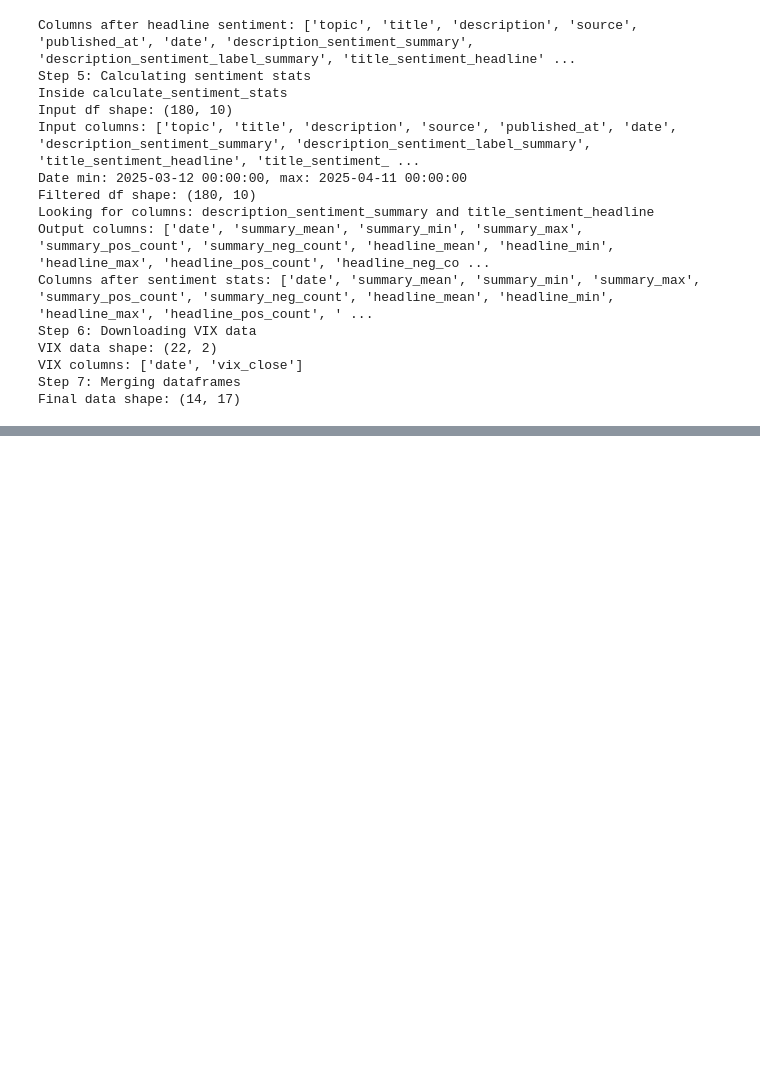
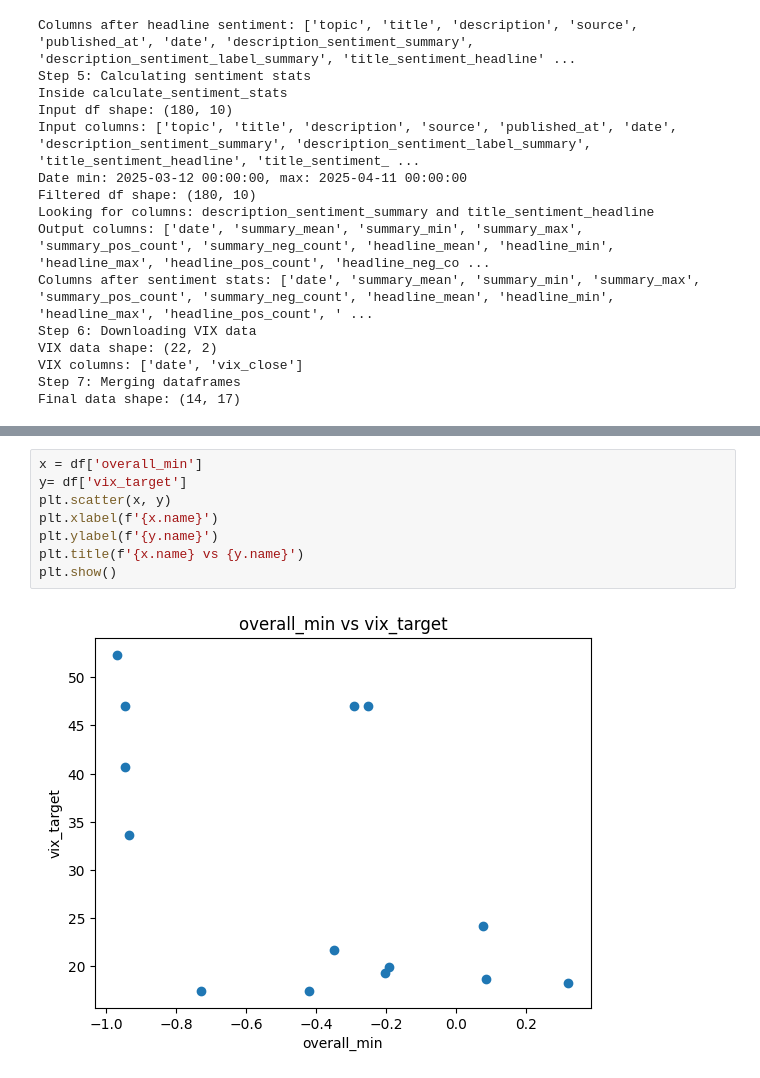
Before and after one commit to DylanSuniaga/VIXNLP, a Jupyter notebook: finnhub_news/main.ipynb, the cells around one changed output, grey strips where cells are left out. Saved outputs shown, nothing was run; the diff lists cells and outputs as text; blank space fills up the shorter version.

```diff
--- a/finnhub_news/main.ipynb
+++ b/finnhub_news/main.ipynb
@@ -608,3 +608,13 @@ df.corr()
 | overall_pos_count | 0.584245 | -0.081380 | -0.475046 | 0.526771 | 0.988576 | 0.950560 | -0.282818 | ... |
 | overall_neg_count | 0.626677 | -0.265871 | -0.505704 | 0.374159 | 0.926160 | 0.995426 | -0.447233 | ... |
 | vix_target | 0.809214 | -0.198084 | -0.460226 | 0.152603 | 0.347171 | 0.370749 | -0.229616 | ... |
+# %%
+x = df['overall_min']
+y= df['vix_target']
+plt.scatter(x, y)
+plt.xlabel(f'{x.name}')
+plt.ylabel(f'{y.name}')
+plt.title(f'{x.name} vs {y.name}')
+plt.show()
+# %% [output]
+[figure, added]
```
Also changed, not shown: 2 other files.
